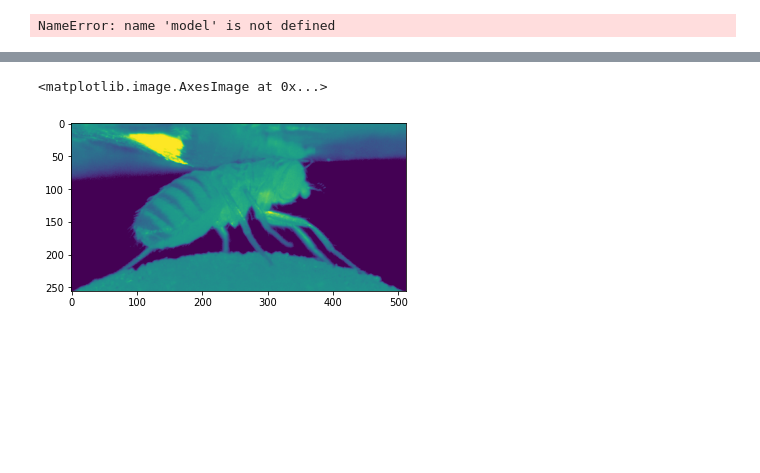
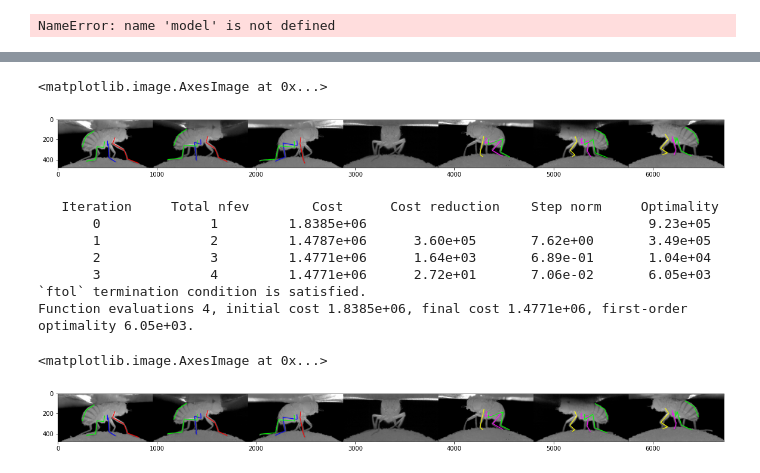
Before and after one commit to NeLy-EPFL/DeepFly2D, a Jupyter notebook: inference.ipynb, the cells around one changed output, grey strips where cells are left out. Drawn from its saved outputs; the diff is of its cells as text; code cells hidden in the pictures; blank space fills up the shorter version.

```diff
--- a/inference.ipynb
+++ b/inference.ipynb
@@ -27,6 +27,12 @@ NameError: name 'model' is not defined
 %load_ext autoreload
 %autoreload 2
 from df2d.inference import inference_folder
+# %%
+#image_path = '/home/user/Desktop/DeepFly3D/data/test/camera_{cam_id}_img_00000{img_id}.jpg'
+#image_path = '/data/df3d/180919_MDN_PR/Fly5/001_SG1/behData/images/camera_{cam_id}_img_{img_id:06d}.jpg'
+image_path =
+calib = pickle.load(open('weights/calib__home_user_Desktop_DeepFly3D_data_test.pkl', 'rb'))
+cam_order = [0, 1, 2, 3, 4, 5, 6]
 # %%
 import matplotlib.pyplot as plt
 from df2d.inference import parse_img_path
@@ -104,5 +94,0 @@ plt.hist(test2.ravel())
-# %%
-plt.imshow(test2[0])
-# %% [output]
-<matplotlib.image.AxesImage at 0x...>
-[figure, removed]
@@ -112,0 +95,28 @@ from skimage import data
+# %%
+import matplotlib.pyplot as plt
+cid, img_id = 0, 0
+plt.figure(figsize=(20,20))
+img = camNet.plot_2d(0, points='reprojection')
+plt.imshow(img)
+# %% [output]
+<matplotlib.image.AxesImage at 0x...>
+[figure, added]
+# %%
+camNet.bundle_adjust(update_intrinsic=False, update_distort=False)
+# %% [output]
+   Iteration     Total nfev        Cost      Cost reduction    Step norm     Optimality
+       0              1         1.8385e+06                                    9.23e+05
+       1              2         1.4787e+06      3.60e+05       7.62e+00       3.49e+05
+       2              3         1.4771e+06      1.64e+03       6.89e-01       1.04e+04
+       3              4         1.4771e+06      2.72e+01       7.06e-02       6.05e+03
+`ftol` termination condition is satisfied.
+Function evaluations 4, initial cost 1.8385e+06, final cost 1.4771e+06, first-order optimality 6.05e+03.
+# %%
+import matplotlib.pyplot as plt
+cid, img_id = 0, 0
+plt.figure(figsize=(20,20))
+img = camNet.plot_2d(0, points='reprojection')
+plt.imshow(img)
+# %% [output]
+<matplotlib.image.AxesImage at 0x...>
+[figure, added]
```
Also changed, not shown: parts of 12 cells of this notebook, 2 other files.
